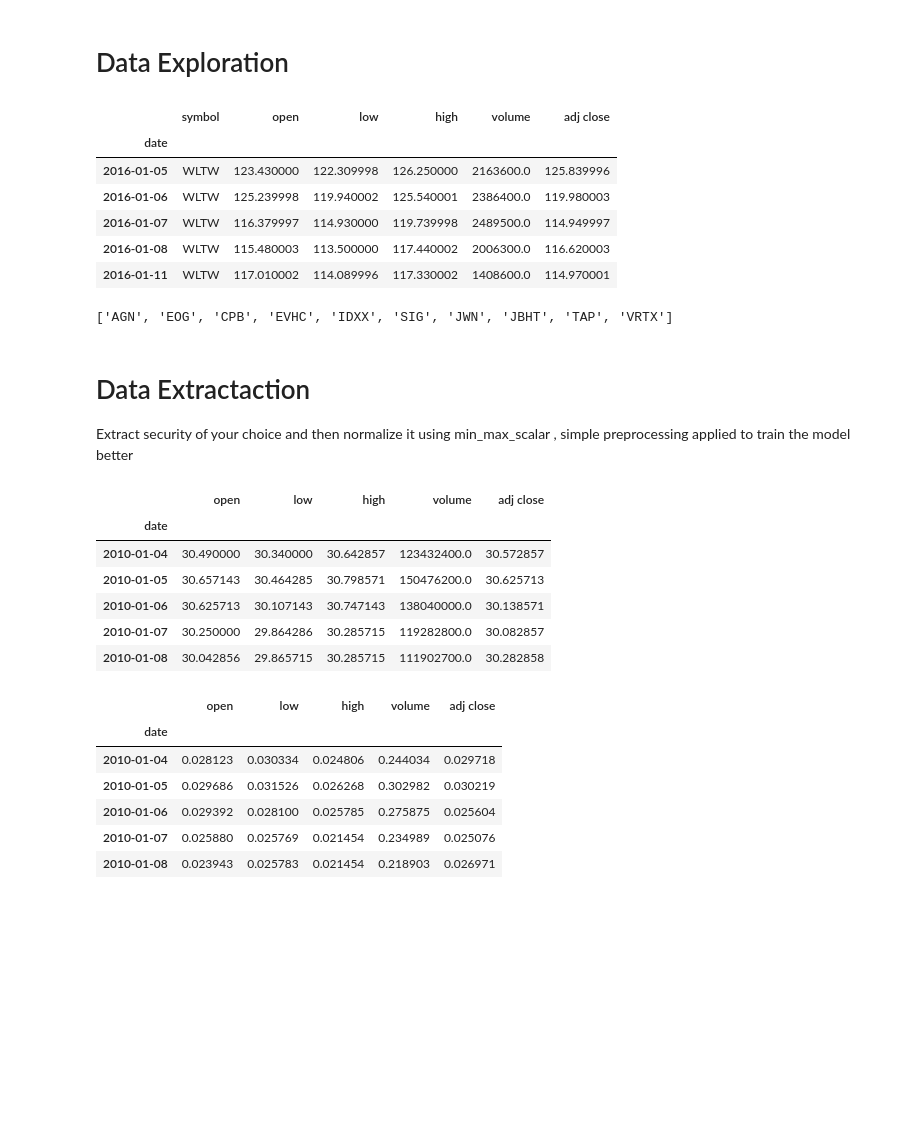
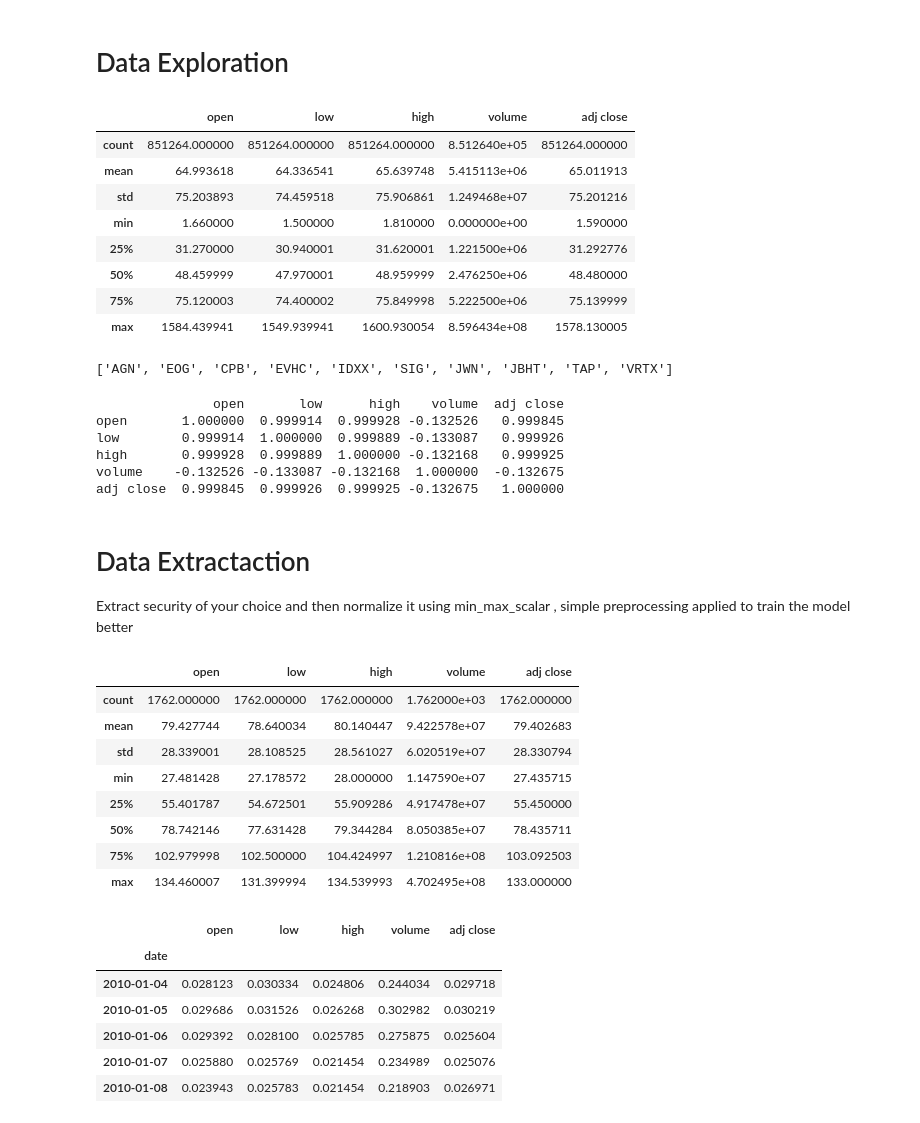
Before and after one commit to samipshah/mlnd-capstone, a Jupyter notebook: Stock Activity Predictor.ipynb, the cells around one changed output. Saved outputs shown, nothing was run; the diff lists cells and outputs as text; code cells hidden in the pictures; blank space fills up the shorter version.

```diff
--- a/Stock Activity Predictor.ipynb
+++ b/Stock Activity Predictor.ipynb
@@ -19,22 +19,37 @@ import os
 # %%
 df = pd.read_csv("nyse/prices-split-adjusted.csv", index_col = 0)
 df["adj close"] = df.close # Moving close to the last column
 df.drop(['close'], 1, inplace=True) # Moving close to the last column
 df.head()
+df.describe()
 # %% [output]
-|  | symbol | open | low | high | volume | adj close |
-| date |  |  |  |  |  |  |
-| 2016-01-05 | WLTW | 123.430000 | 122.309998 | 126.250000 | 2163600.0 | 125.839996 |
-| 2016-01-06 | WLTW | 125.239998 | 119.940002 | 125.540001 | 2386400.0 | 119.980003 |
-| 2016-01-07 | WLTW | 116.379997 | 114.930000 | 119.739998 | 2489500.0 | 114.949997 |
-| 2016-01-08 | WLTW | 115.480003 | 113.500000 | 117.440002 | 2006300.0 | 116.620003 |
-| 2016-01-11 | WLTW | 117.010002 | 114.089996 | 117.330002 | 1408600.0 | 114.970001 |
+|  | open | low | high | volume | adj close |
+| count | 851264.000000 | 851264.000000 | 851264.000000 | 8.512640e+05 | 851264.000000 |
+| mean | 64.993618 | 64.336541 | 65.639748 | 5.415113e+06 | 65.011913 |
+| std | 75.203893 | 74.459518 | 75.906861 | 1.249468e+07 | 75.201216 |
+| min | 1.660000 | 1.500000 | 1.810000 | 0.000000e+00 | 1.590000 |
+| 25% | 31.270000 | 30.940001 | 31.620001 | 1.221500e+06 | 31.292776 |
+| 50% | 48.459999 | 47.970001 | 48.959999 | 2.476250e+06 | 48.480000 |
+| 75% | 75.120003 | 74.400002 | 75.849998 | 5.222500e+06 | 75.139999 |
+| max | 1584.439941 | 1549.939941 | 1600.930054 | 8.596434e+08 | 1578.130005 |
 # %%
 symbols = list(set(df.symbol))
 len(symbols)
 symbols[:10]
 # %% [output]
 ['AGN', 'EOG', 'CPB', 'EVHC', 'IDXX', 'SIG', 'JWN', 'JBHT', 'TAP', 'VRTX']
+# %%
+# import matplotlib.pyplot as plt2
+open_close_corr = np.correlate(df['adj close'], df['open'])
+vol_close_corr = np.correlate(df['adj close'], df['volume'])
+print df.corr()
+# %% [output]
+               open       low      high    volume  adj close
+open       1.000000  0.999914  0.999928 -0.132526   0.999845
+low        0.999914  1.000000  0.999889 -0.133087   0.999926
+high       0.999928  0.999889  1.000000 -0.132168   0.999925
+volume    -0.132526 -0.133087 -0.132168  1.000000  -0.132675
+adj close  0.999845  0.999926  0.999925 -0.132675   1.000000
 # %% [markdown]
 # Data Extractaction
 
@@ -43,14 +58,17 @@ Extract security of your choice and then normalize it using min_max_scalar , sim
 df = df[df.symbol == 'AAPL']
 df.drop(['symbol'],1,inplace=True)
 df.head()
+df.describe()
 # %% [output]
 |  | open | low | high | volume | adj close |
-| date |  |  |  |  |  |
-| 2010-01-04 | 30.490000 | 30.340000 | 30.642857 | 123432400.0 | 30.572857 |
-| 2010-01-05 | 30.657143 | 30.464285 | 30.798571 | 150476200.0 | 30.625713 |
-| 2010-01-06 | 30.625713 | 30.107143 | 30.747143 | 138040000.0 | 30.138571 |
-| 2010-01-07 | 30.250000 | 29.864286 | 30.285715 | 119282800.0 | 30.082857 |
-| 2010-01-08 | 30.042856 | 29.865715 | 30.285715 | 111902700.0 | 30.282858 |
+| count | 1762.000000 | 1762.000000 | 1762.000000 | 1.762000e+03 | 1762.000000 |
+| mean | 79.427744 | 78.640034 | 80.140447 | 9.422578e+07 | 79.402683 |
+| std | 28.339001 | 28.108525 | 28.561027 | 6.020519e+07 | 28.330794 |
+| min | 27.481428 | 27.178572 | 28.000000 | 1.147590e+07 | 27.435715 |
+| 25% | 55.401787 | 54.672501 | 55.909286 | 4.917478e+07 | 55.450000 |
+| 50% | 78.742146 | 77.631428 | 79.344284 | 8.050385e+07 | 78.435711 |
+| 75% | 102.979998 | 102.500000 | 104.424997 | 1.210816e+08 | 103.092503 |
+| max | 134.460007 | 131.399994 | 134.539993 | 4.702495e+08 | 133.000000 |
 # %%
 def normalize_data(df):
     min_max_scaler = preprocessing.MinMaxScaler()
```
Also changed, not shown: parts of 2 cells of this notebook, 1 other file.
